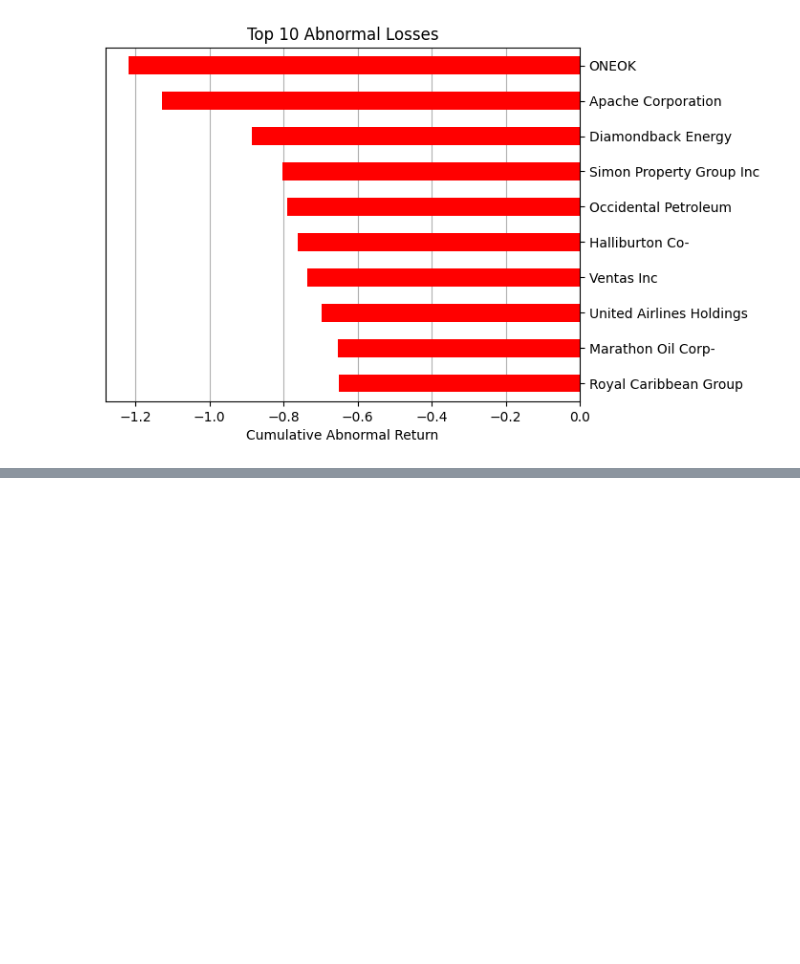
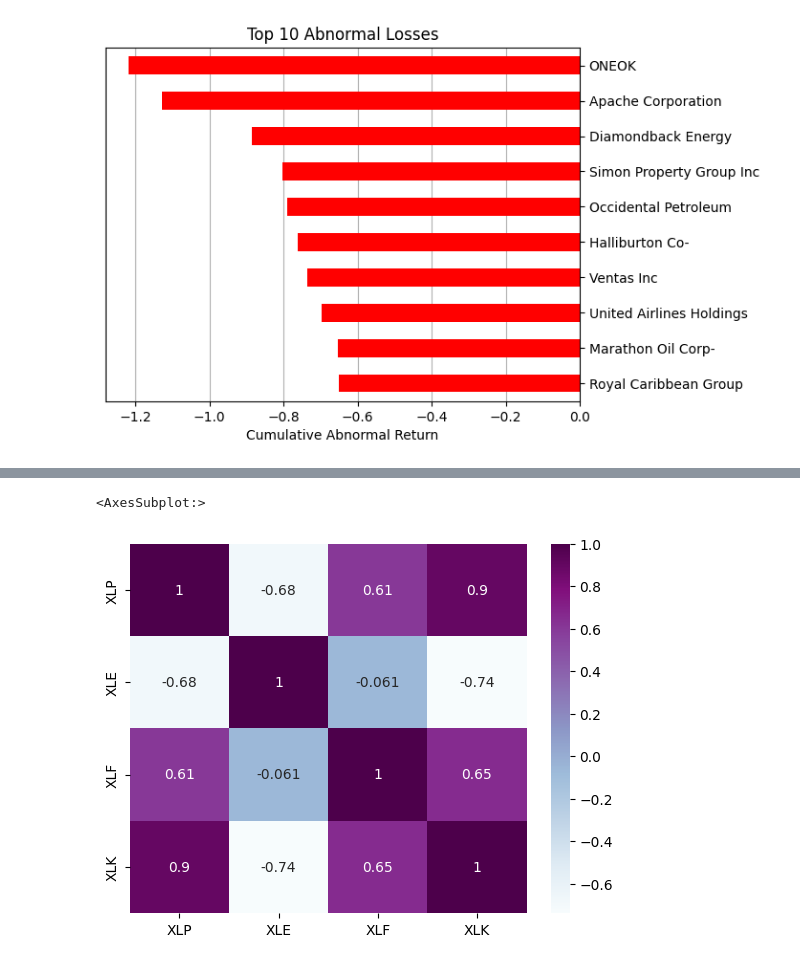
Before and after one commit to afatania09/capstone, a Jupyter notebook: Notebooks/Exploratory Data Analysis/S&P 500 abnormal gains and loss Covid.ipynb, the cells around one changed output, grey strips where cells are left out. Cells and saved outputs as stored; diff of their text form; code cells hidden in the pictures; blank space fills up the shorter version.

```diff
--- a/Notebooks/Exploratory Data Analysis/S&P 500 abnormal gains and loss Covid.ipynb
+++ b/Notebooks/Exploratory Data Analysis/S&P 500 abnormal gains and loss Covid.ipynb
@@ -186,0 +305,5 @@ plt.gca().invert_yaxis()
+# %%
+sns.heatmap(af_close.corr(),cmap="BuPu",annot=True)
+# %% [output]
+<AxesSubplot:>
+[figure, added]
```
Also changed, not shown: parts of 30 cells of this notebook, 4 other files.
